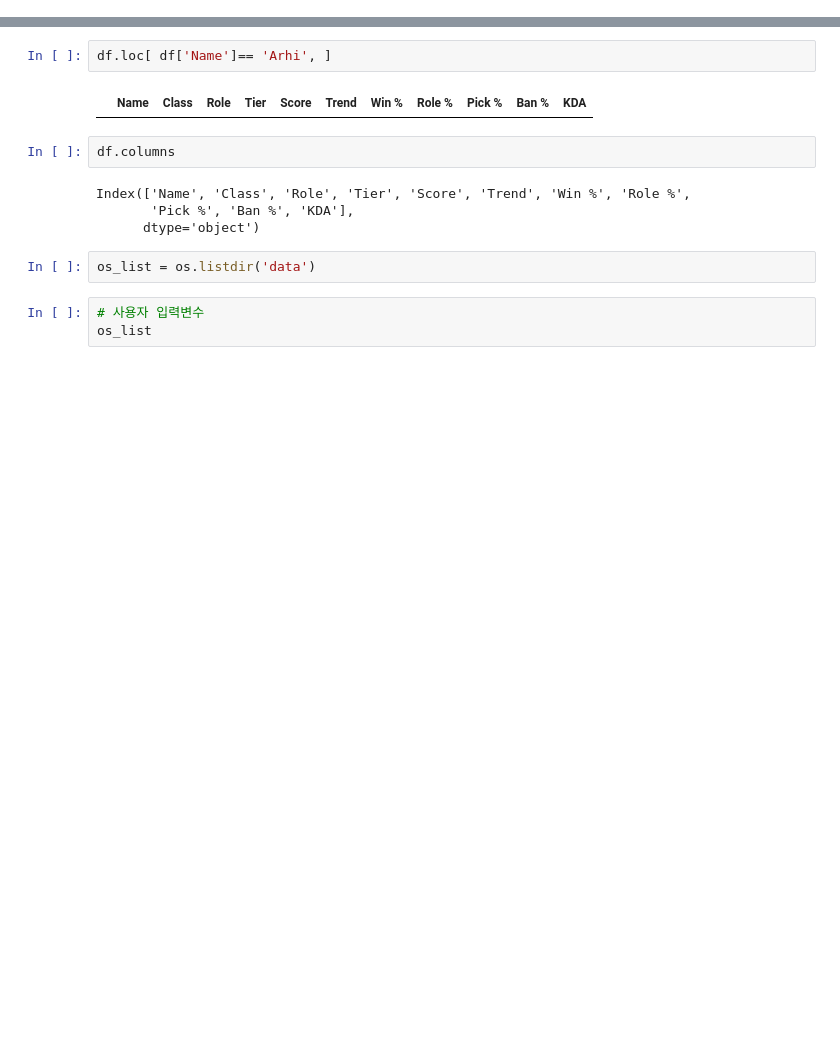
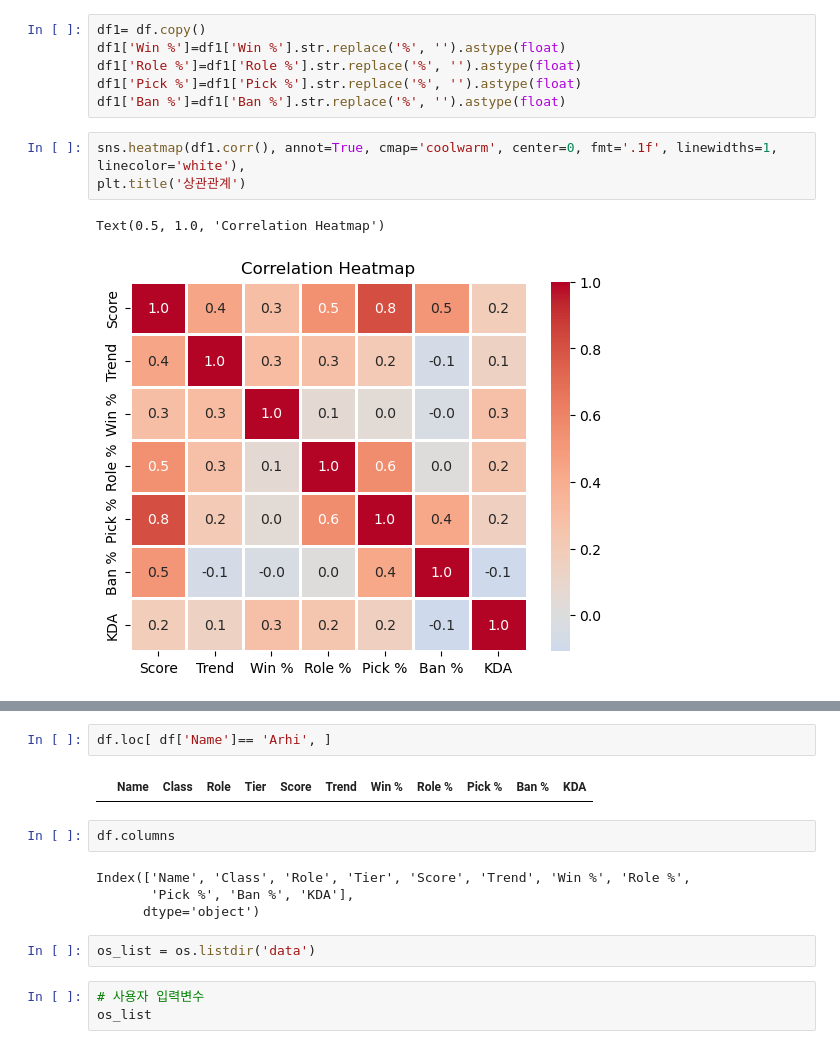
Before and after one commit to leopard4/-LoL_Tier_streamlit, a Jupyter notebook: EDA.ipynb, the cells around one changed output, grey strips where cells are left out. Cells and saved outputs as stored; diff of their text form; blank space fills up the shorter version.

```diff
--- a/EDA.ipynb
+++ b/EDA.ipynb
@@ -57,0 +50,12 @@ df1.head(2)
+# %%
+df1= df.copy()
+df1['Win %']=df1['Win %'].str.replace('%', '').astype(float)
+df1['Role %']=df1['Role %'].str.replace('%', '').astype(float)
+df1['Pick %']=df1['Pick %'].str.replace('%', '').astype(float)
+df1['Ban %']=df1['Ban %'].str.replace('%', '').astype(float)
+# %%
+sns.heatmap(df1.corr(), annot=True, cmap='coolwarm', center=0, fmt='.1f', linewidths=1, linecolor='white'),
+plt.title('상관관계')
+# %% [output]
+Text(0.5, 1.0, 'Correlation Heatmap')
+[figure, added]
```
Also changed, not shown: parts of 38 cells of this notebook, 1 other file.
